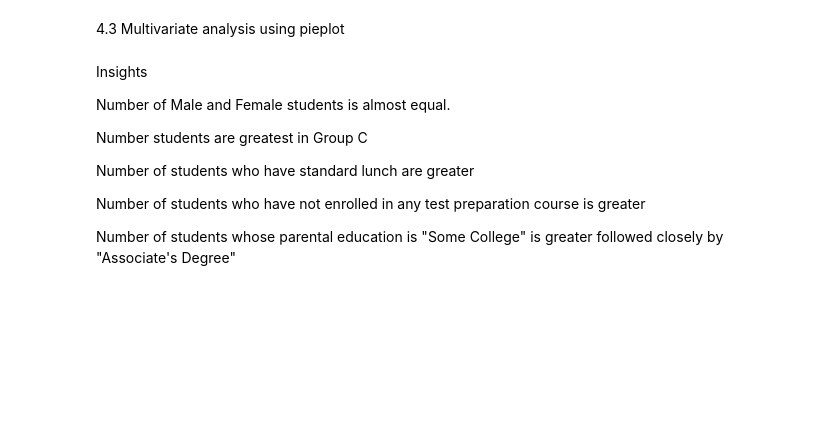
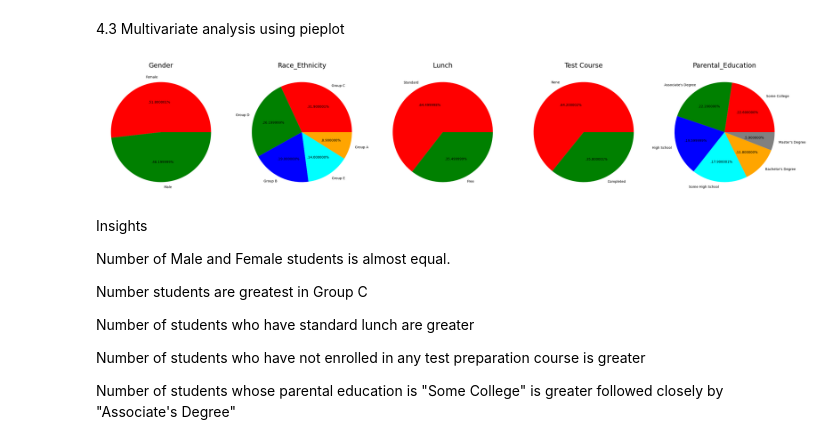
Before and after one commit to PrakashRanjanShrivastava/Gen_Mlproject, a Jupyter notebook: notebook/data/EDA Studentperformance.ipynb, the cells around one changed output. Cells and saved outputs as stored; diff of their text form; code cells hidden in the pictures; blank space fills up the shorter version.

```diff
--- a/notebook/data/EDA Studentperformance.ipynb
+++ b/notebook/data/EDA Studentperformance.ipynb
@@ -267,12 +369,12 @@ plt.axis('off')
 
 
 plt.subplot(1, 5, 2)
-size = df['race/ethnicity'].value_counts()
+size = df['race_ethnicity'].value_counts()
 labels = 'Group C', 'Group D','Group B','Group E','Group A'
 color = ['red', 'green', 'blue', 'cyan','orange']
 
 plt.pie(size, colors = color,labels = labels,autopct = '.%2f%%')
-plt.title('Race/Ethnicity', fontsize = 20)
+plt.title('Race_Ethnicity', fontsize = 20)
 plt.axis('off')
 
 
@@ -281,36 +383,38 @@ plt.subplot(1, 5, 3)
 size = df['lunch'].value_counts()
 labels = 'Standard', 'Free'
 color = ['red','green']
 
 plt.pie(size, colors = color,labels = labels,autopct = '.%2f%%')
 plt.title('Lunch', fontsize = 20)
 plt.axis('off')
 
 
 plt.subplot(1, 5, 4)
-size = df['test preparation course'].value_counts()
+size = df['test_preparation_course'].value_counts()
 labels = 'None', 'Completed'
 color = ['red','green']
 
 plt.pie(size, colors = color,labels = labels,autopct = '.%2f%%')
 plt.title('Test Course', fontsize = 20)
 plt.axis('off')
 
 
 plt.subplot(1, 5, 5)
-size = df['parental level of education'].value_counts()
+size = df['parental_level_of_education'].value_counts()
 labels = 'Some College', "Associate's Degree",'High School','Some High School',"Bachelor's Degree","Master's Degree"
 color = ['red', 'green', 'blue', 'cyan','orange','grey']
 
 plt.pie(size, colors = color,labels = labels,autopct = '.%2f%%')
-plt.title('Parental Education', fontsize = 20)
+plt.title('Parental_Education', fontsize = 20)
 plt.axis('off')
 
 
 plt.tight_layout()
 plt.grid()
 
 plt.show()
+# %% [output]
+[figure, added]
 # %% [markdown]
 Insights
 
```
Also changed, not shown: parts of 32 cells of this notebook, 7 other files.
